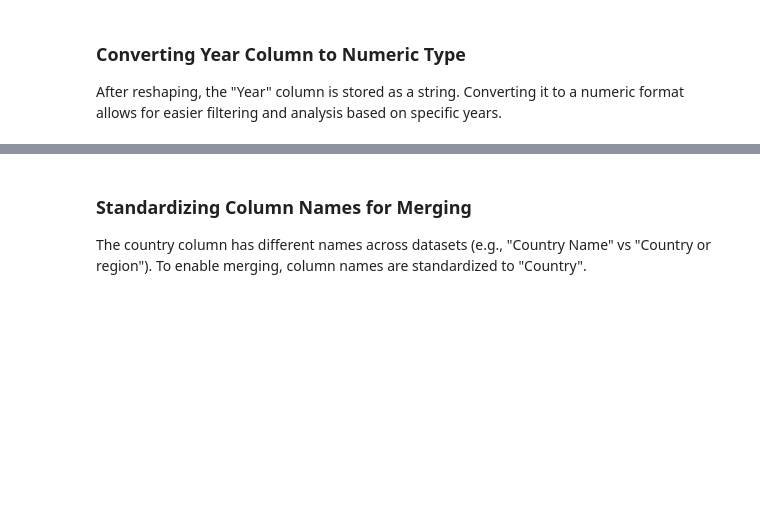
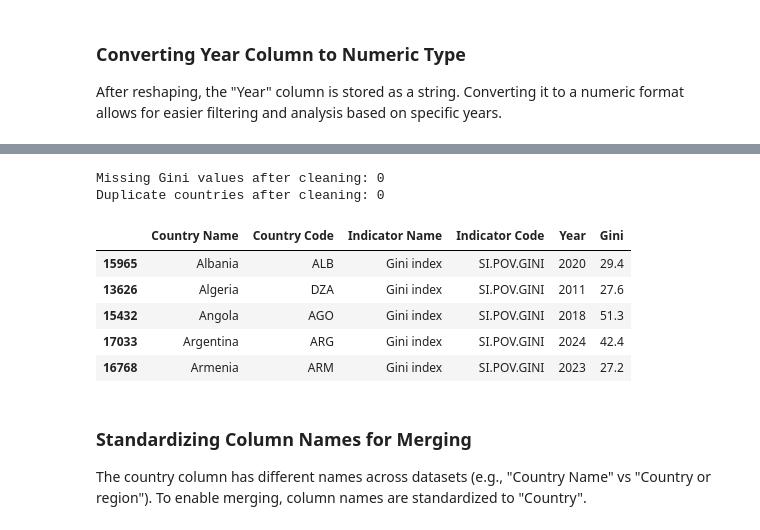
Before and after one commit to basel-lefdawy/Global-Happiness-and-Inequality-Analysis, a Jupyter notebook: notebook.ipynb, the cells around one changed output, grey strips where cells are left out. Drawn from its saved outputs; the diff is of its cells as text; code cells hidden in the pictures; blank space fills up the shorter version.

```diff
--- a/notebook.ipynb
+++ b/notebook.ipynb
@@ -259,3 +367,30 @@ gini_final = gini_melted.drop_duplicates(
+# %%
+# Handle Gini by keeping the most recent available value for each country
+gini_melted = gini_melted.dropna(subset=['Gini']).copy()
+
+gini_melted = gini_melted.sort_values(
+    ['Country Name', 'Year'],
+    ascending=[True, False]
+)
+
+gini_final = gini_melted.drop_duplicates(
+    subset='Country Name',
+    keep='first'
+).copy()
+
+# Validation for Gini cleaning
+print("Missing Gini values after cleaning:", gini_final['Gini'].isnull().sum())
+print("Duplicate countries after cleaning:", gini_final['Country Name'].duplicated().sum())
+display(gini_final.head())
+# %% [output]
+Missing Gini values after cleaning: 0
+Duplicate countries after cleaning: 0
+|  | Country Name | Country Code | Indicator Name | Indicator Code | Year | Gini |
+| 15965 | Albania | ALB | Gini index | SI.POV.GINI | 2020 | 29.4 |
+| 13626 | Algeria | DZA | Gini index | SI.POV.GINI | 2011 | 27.6 |
+| 15432 | Angola | AGO | Gini index | SI.POV.GINI | 2018 | 51.3 |
+| 17033 | Argentina | ARG | Gini index | SI.POV.GINI | 2024 | 42.4 |
+| 16768 | Armenia | ARM | Gini index | SI.POV.GINI | 2023 | 27.2 |
 # %% [markdown]
 ### Standardizing Column Names for Merging
 
```
Also changed, not shown: parts of 11 cells of this notebook, 2 other files.
